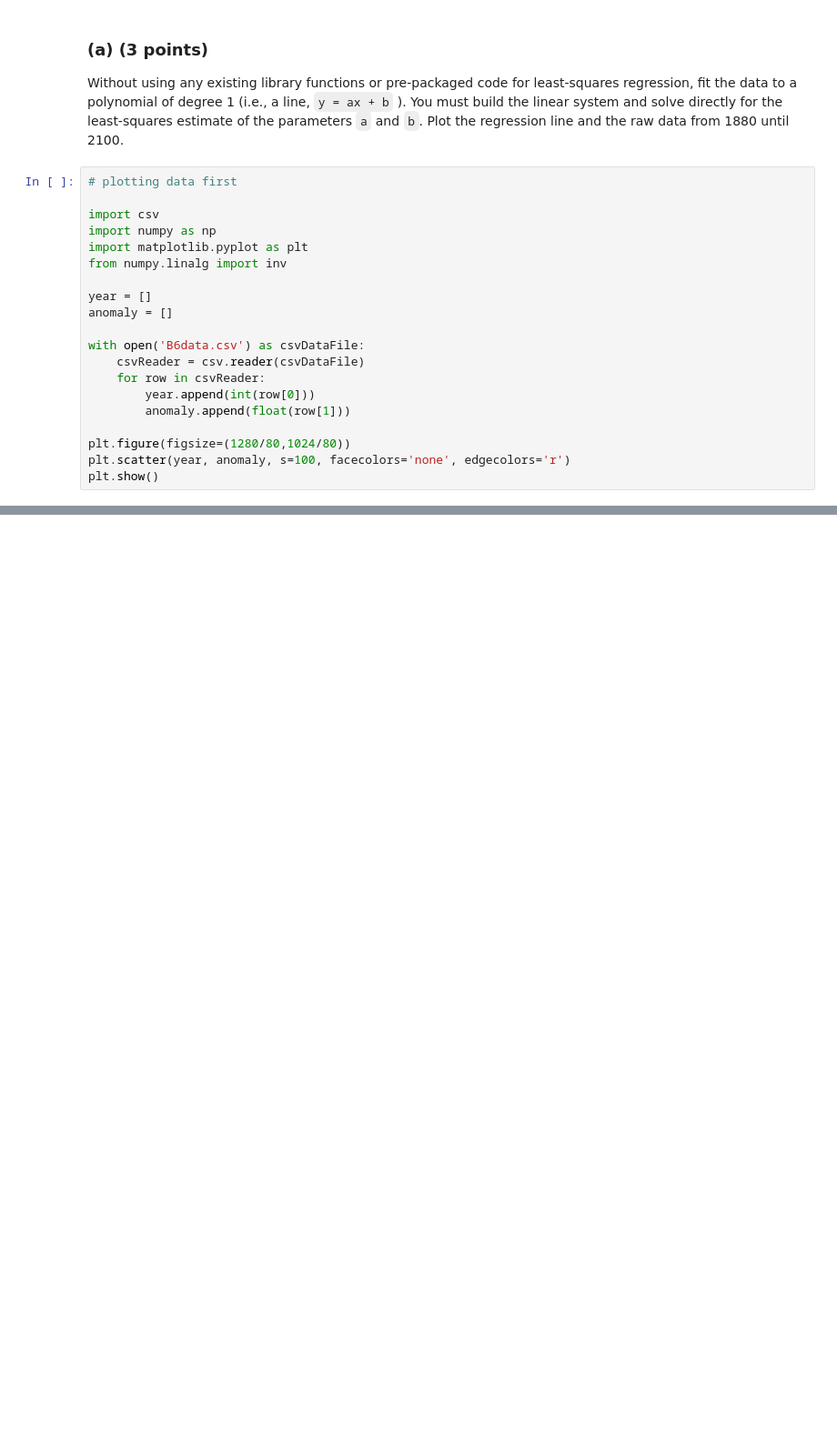
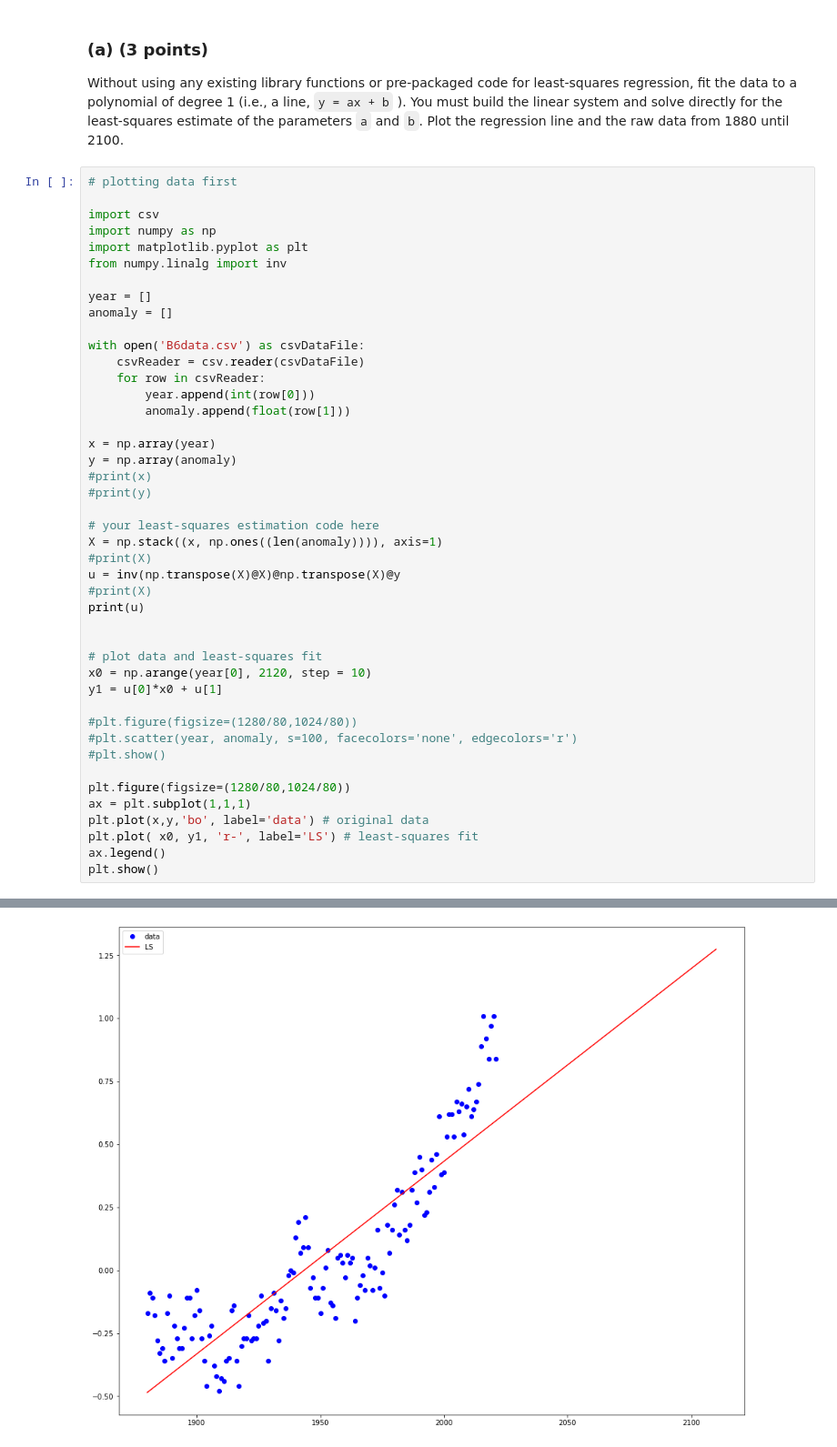
Before and after one commit to DrakeDWhite/INFO-206B, a Jupyter notebook: Assignments/Assignment 6/a6_dwhite.ipynb, the cells around one changed output, grey strips where cells are left out. Shown at 91% size. Saved outputs shown, nothing was run; the diff lists cells and outputs as text; blank space fills up the shorter version.

```diff
--- a/Assignments/Assignment 6/a6_dwhite.ipynb
+++ b/Assignments/Assignment 6/a6_dwhite.ipynb
@@ -25,6 +25,31 @@ with open('B6data.csv') as csvDataFile:
         year.append(int(row[0]))
         anomaly.append(float(row[1]))
 
+x = np.array(year)
+y = np.array(anomaly)
+#print(x)
+#print(y)
+
+# your least-squares estimation code here
+X = np.stack((x, np.ones((len(anomaly)))), axis=1)
+#print(X)
+u = inv(np.transpose(X)@X)@np.transpose(X)@y
+#print(X)
+print(u)
+
+
+# plot data and least-squares fit
+x0 = np.arange(year[0], 2120, step = 10)
+y1 = u[0]*x0 + u[1]
+
+#plt.figure(figsize=(1280/80,1024/80))
+#plt.scatter(year, anomaly, s=100, facecolors='none', edgecolors='r')
+#plt.show()
+
 plt.figure(figsize=(1280/80,1024/80))
-plt.scatter(year, anomaly, s=100, facecolors='none', edgecolors='r')
+ax = plt.subplot(1,1,1)
+plt.plot(x,y,'bo', label='data') # original data
+plt.plot( x0, y1, 'r-', label='LS') # least-squares fit
+ax.legend()
 plt.show()
+# %% [output]
@@ -30,0 +57 @@ plt.show()
+[figure, added]
```
Also changed, not shown: parts of 1 cell of this notebook.
